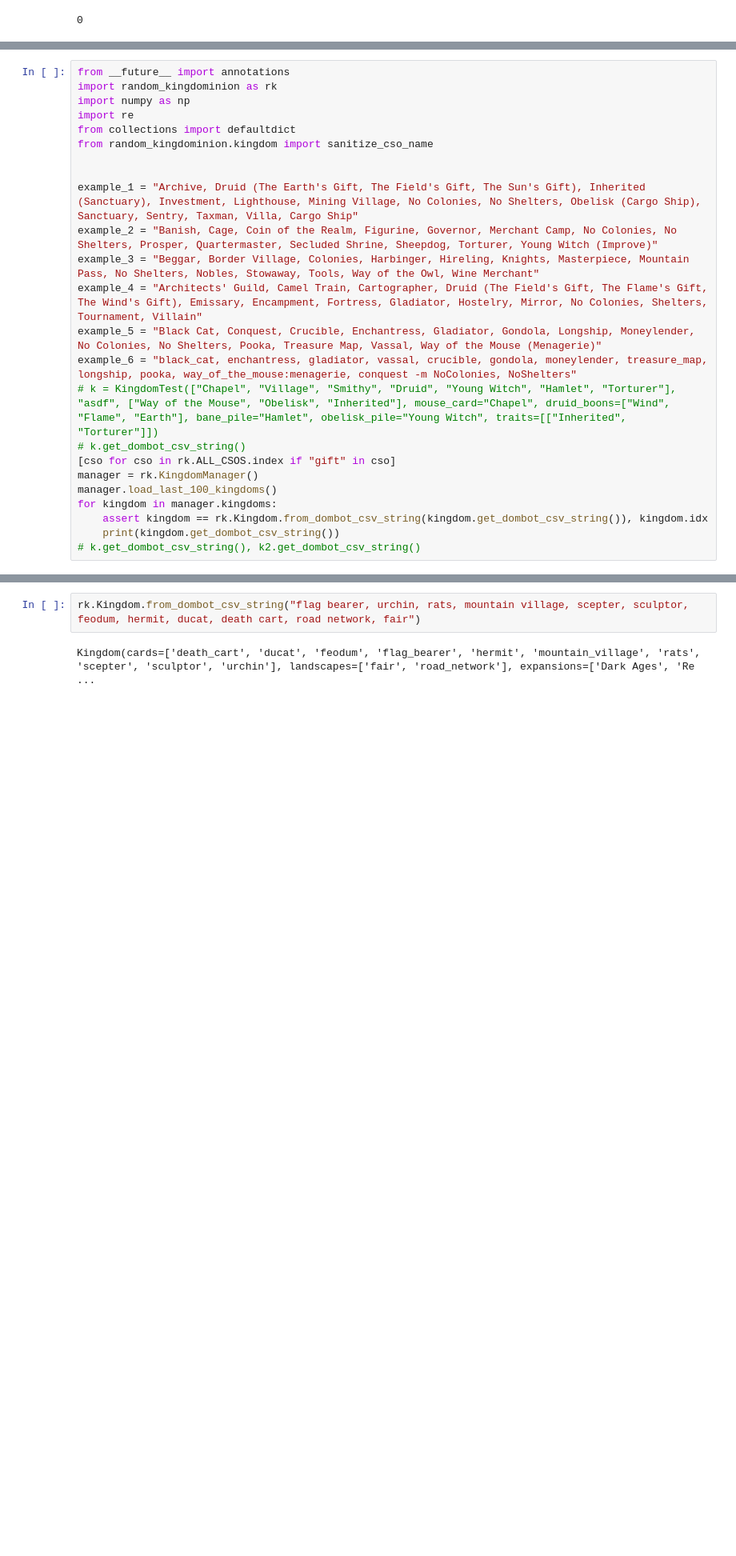
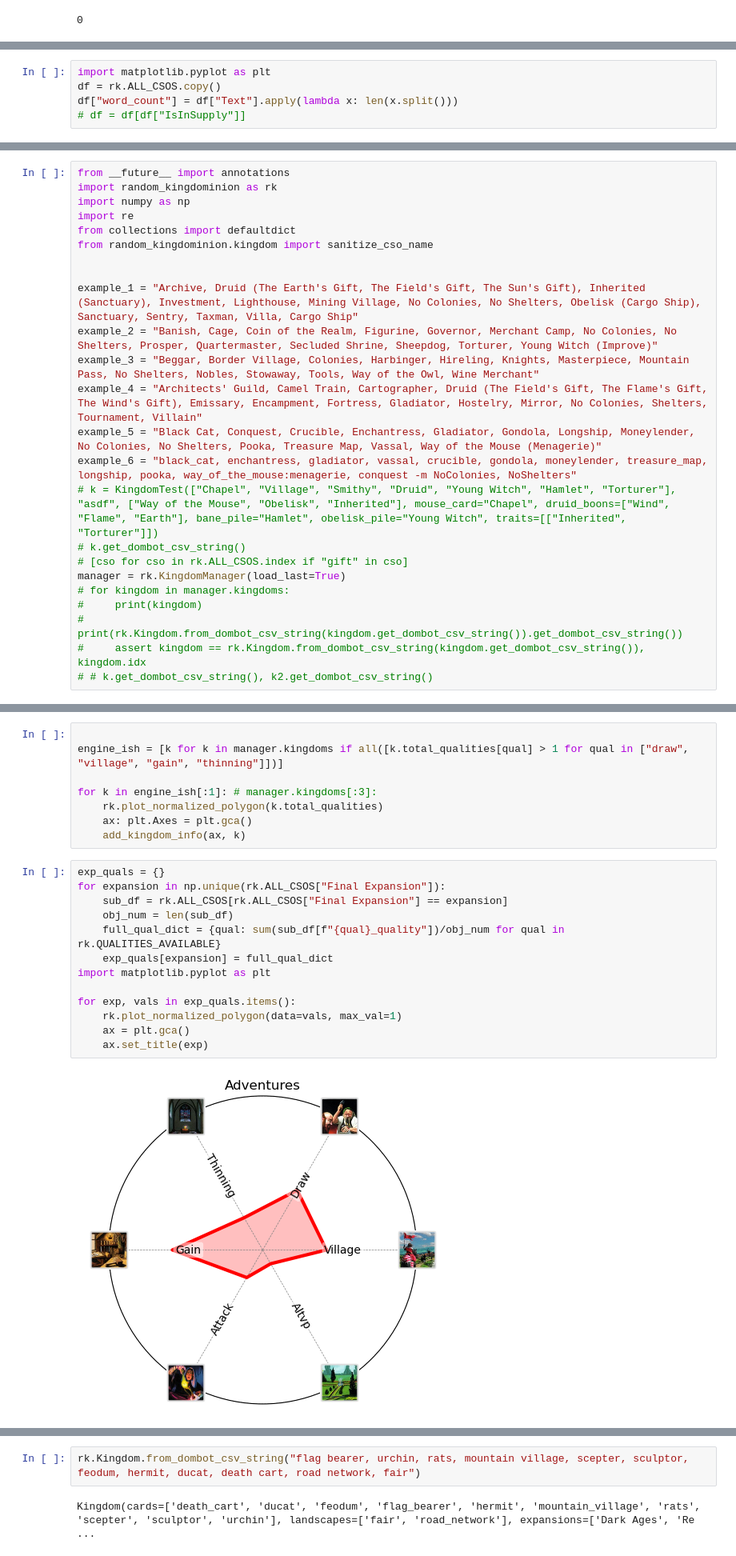
Before and after one commit to Fabian-Balzer/Randomkingdominion, a Jupyter notebook: start_gui.ipynb, the cells around one changed output, grey strips where cells are left out. Shown at 80% size. Drawn from its saved outputs; the diff is of its cells as text; blank space fills up the shorter version.

```diff
--- a/start_gui.ipynb
+++ b/start_gui.ipynb
@@ -125,0 +162,5 @@ rk.ALL_CSOS.sample(1).iloc[0].name
+# %%
+import matplotlib.pyplot as plt
+df = rk.ALL_CSOS.copy()
+df["word_count"] = df["Text"].apply(lambda x: len(x.split()))
+# df = df[df["IsInSupply"]]
@@ -140,10 +220,10 @@ example_5 = "Black Cat, Conquest, Crucible, Enchantress, Gladiator, Gondola, Lon
 example_6 = "black_cat, enchantress, gladiator, vassal, crucible, gondola, moneylender, treasure_map, longship, pooka, way_of_the_mouse:menagerie, conquest -m NoColonies, NoShelters"
 # k = KingdomTest(["Chapel", "Village", "Smithy", "Druid", "Young Witch", "Hamlet", "Torturer"], "asdf", ["Way of the Mouse", "Obelisk", "Inherited"], mouse_card="Chapel", druid_boons=["Wind", "Flame", "Earth"], bane_pile="Hamlet", obelisk_pile="Young Witch", traits=[["Inherited", "Torturer"]])
 # k.get_dombot_csv_string()
-[cso for cso in rk.ALL_CSOS.index if "gift" in cso]
-manager = rk.KingdomManager()
-manager.load_last_100_kingdoms()
-for kingdom in manager.kingdoms:
-    assert kingdom == rk.Kingdom.from_dombot_csv_string(kingdom.get_dombot_csv_string()), kingdom.idx
-    print(kingdom.get_dombot_csv_string())
-# k.get_dombot_csv_string(), k2.get_dombot_csv_string()
+# [cso for cso in rk.ALL_CSOS.index if "gift" in cso]
+manager = rk.KingdomManager(load_last=True)
+# for kingdom in manager.kingdoms:
+#     print(kingdom)
+#     print(rk.Kingdom.from_dombot_csv_string(kingdom.get_dombot_csv_string()).get_dombot_csv_string())
+#     assert kingdom == rk.Kingdom.from_dombot_csv_string(kingdom.get_dombot_csv_string()), kingdom.idx
+# # k.get_dombot_csv_string(), k2.get_dombot_csv_string()
@@ -167,0 +282,23 @@ Buried Treasure, Catapult, Charm, City Quarter, Enlarge, Forum, No Colonies, No
+# %%
+
+engine_ish = [k for k in manager.kingdoms if all([k.total_qualities[qual] > 1 for qual in ["draw", "village", "gain", "thinning"]])]
+
+for k in engine_ish[:1]: # manager.kingdoms[:3]:
+    rk.plot_normalized_polygon(k.total_qualities)
+    ax: plt.Axes = plt.gca()
+    add_kingdom_info(ax, k)
+# %%
+exp_quals = {}
+for expansion in np.unique(rk.ALL_CSOS["Final Expansion"]):
+    sub_df = rk.ALL_CSOS[rk.ALL_CSOS["Final Expansion"] == expansion]
+    obj_num = len(sub_df)
+    full_qual_dict = {qual: sum(sub_df[f"{qual}_quality"])/obj_num for qual in rk.QUALITIES_AVAILABLE}
+    exp_quals[expansion] = full_qual_dict
+import matplotlib.pyplot as plt
+
+for exp, vals in exp_quals.items():
+    rk.plot_normalized_polygon(data=vals, max_val=1)
+    ax = plt.gca()
+    ax.set_title(exp)
+# %% [output]
+[figure, added]
```
Also changed, not shown: parts of 12 cells of this notebook, 42 other files.
